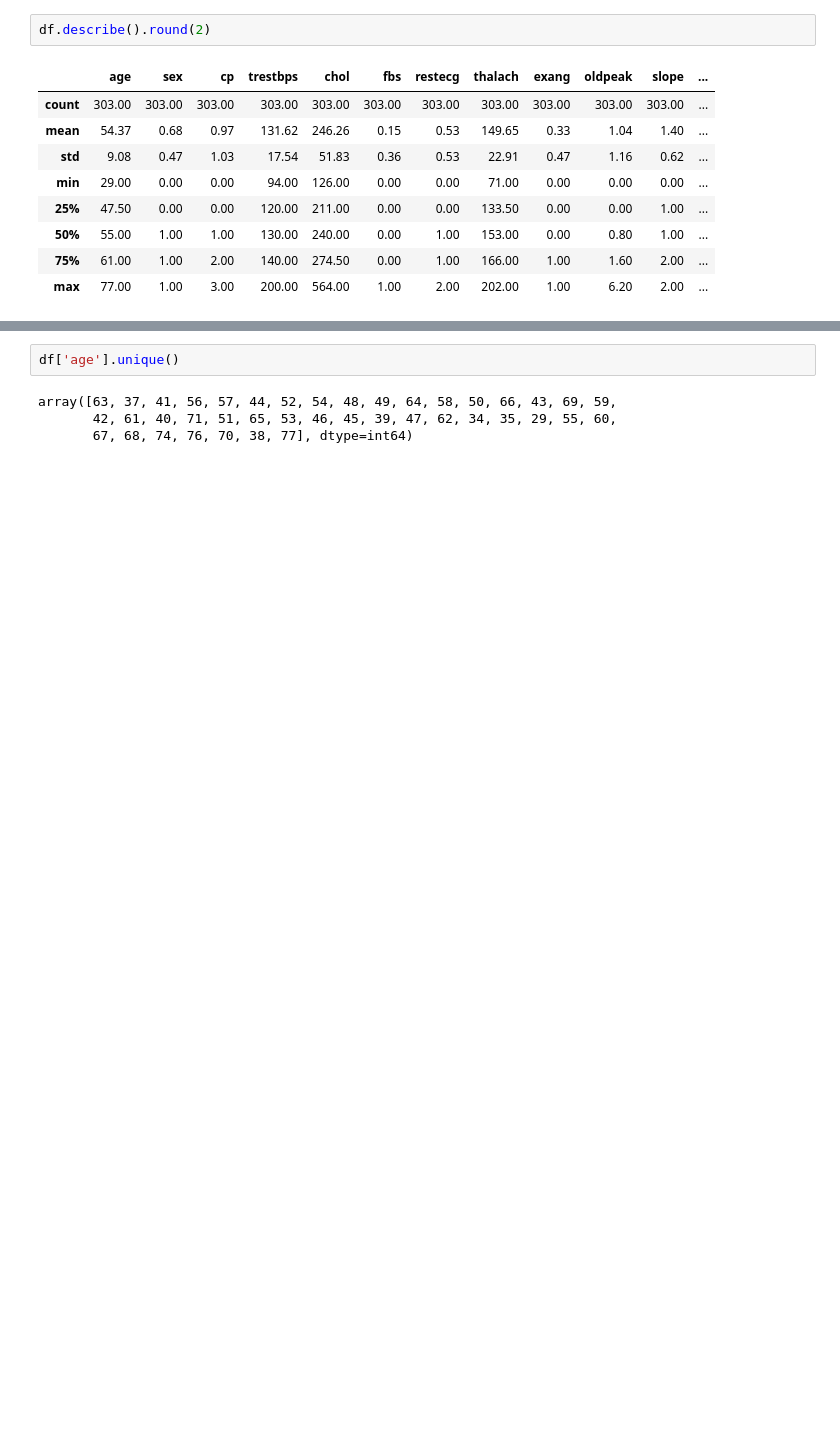
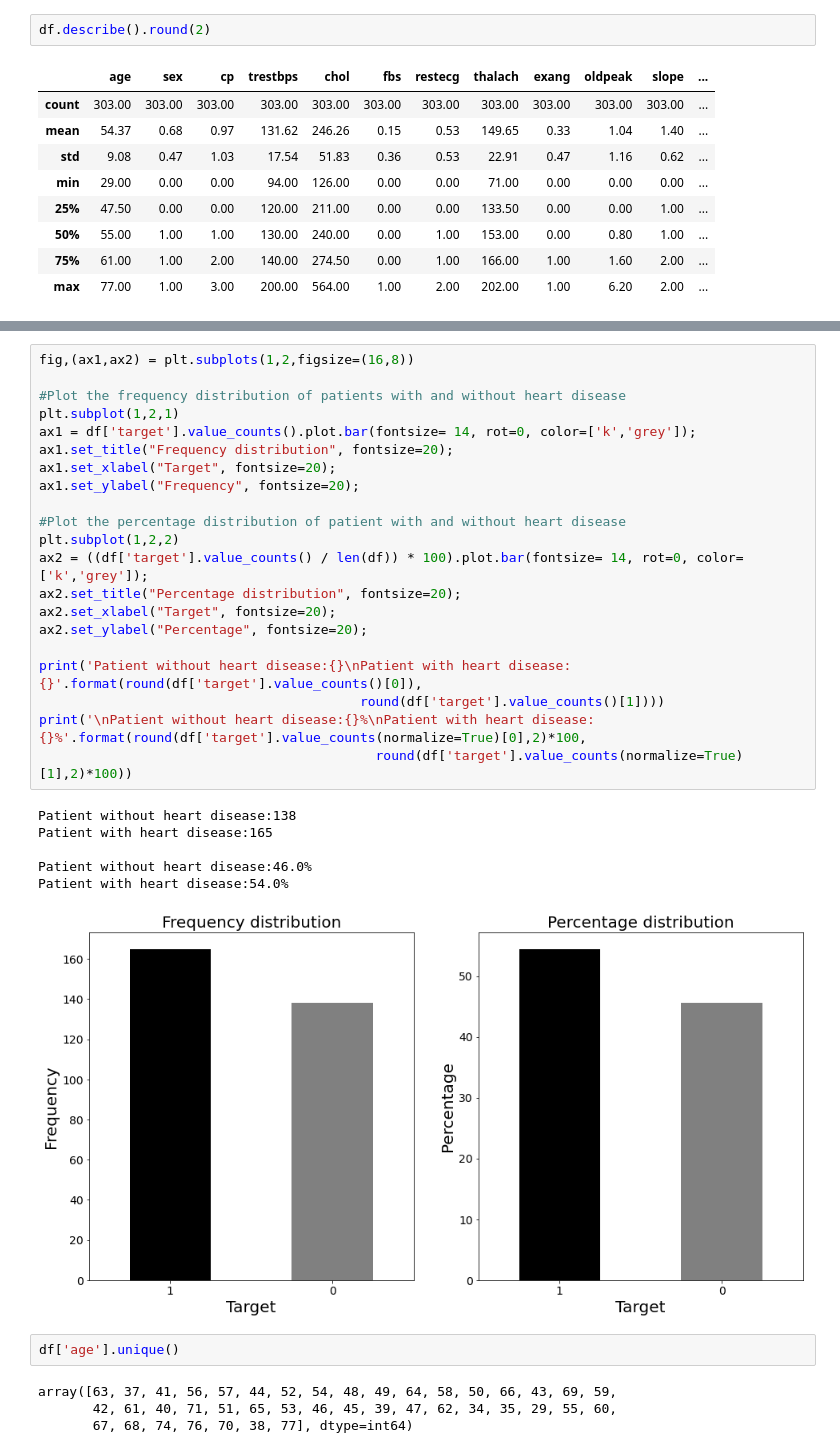
Before and after one commit to trs96/MLDA, a Jupyter notebook: Project.ipynb, the cells around one changed output, grey strips where cells are left out. Saved outputs shown, nothing was run; the diff lists cells and outputs as text; blank space fills up the shorter version.

```diff
--- a/Project.ipynb
+++ b/Project.ipynb
@@ -106,3 +143,31 @@ df.describe().round(2)
+# %%
+fig,(ax1,ax2) = plt.subplots(1,2,figsize=(16,8))
+
+#Plot the frequency distribution of patients with and without heart disease
+plt.subplot(1,2,1)
+ax1 = df['target'].value_counts().plot.bar(fontsize= 14, rot=0, color=['k','grey']);
+ax1.set_title("Frequency distribution", fontsize=20);
+ax1.set_xlabel("Target", fontsize=20);
+ax1.set_ylabel("Frequency", fontsize=20);
+
+#Plot the percentage distribution of patient with and without heart disease
+plt.subplot(1,2,2)
+ax2 = ((df['target'].value_counts() / len(df)) * 100).plot.bar(fontsize= 14, rot=0, color=['k','grey']);
+ax2.set_title("Percentage distribution", fontsize=20);
+ax2.set_xlabel("Target", fontsize=20);
+ax2.set_ylabel("Percentage", fontsize=20);
+
+print('Patient without heart disease:{}\nPatient with heart disease:{}'.format(round(df['target'].value_counts()[0]),
+                                         round(df['target'].value_counts()[1])))
+print('\nPatient without heart disease:{}%\nPatient with heart disease:{}%'.format(round(df['target'].value_counts(normalize=True)[0],2)*100,
+                                           round(df['target'].value_counts(normalize=True)[1],2)*100))
+# %% [output]
+Patient without heart disease:138
+Patient with heart disease:165
+
+Patient without heart disease:46.0%
+Patient with heart disease:54.0%
+[figure, added]
 # %%
 df['age'].unique()
 # %% [output]
```
Also changed, not shown: parts of 26 cells of this notebook.
